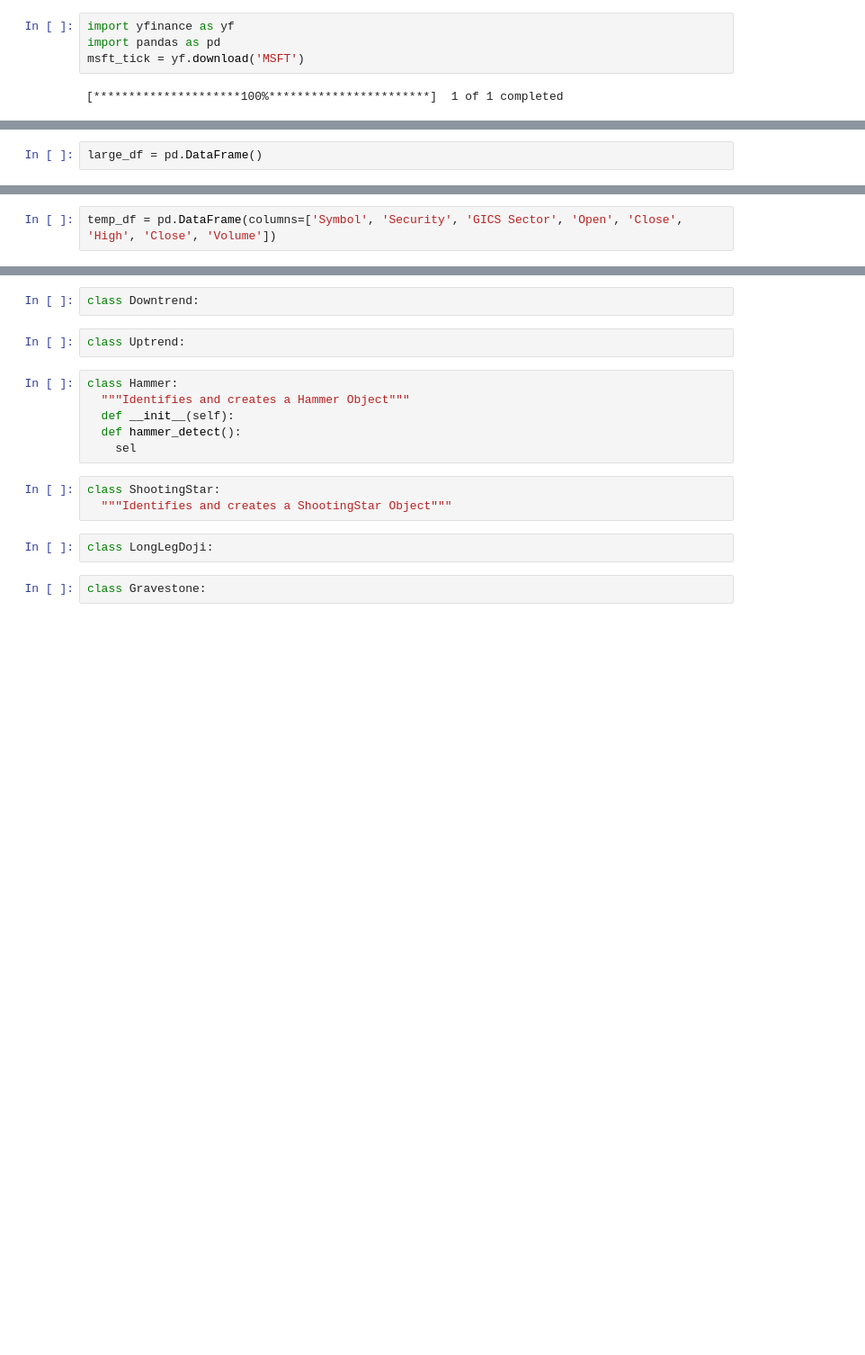
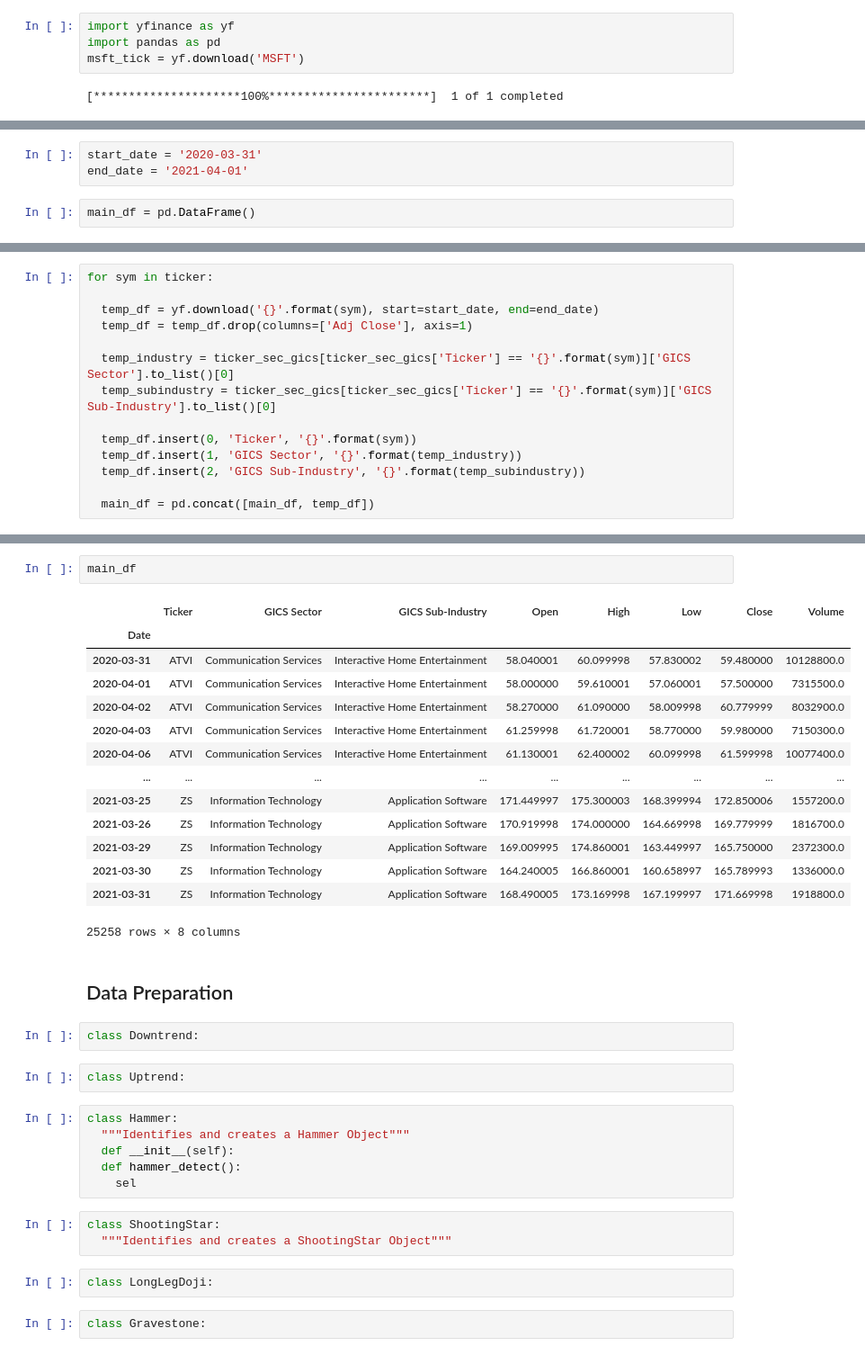
Before and after one commit to jharilal/appraising_hammer_2019_2021, a Jupyter notebook: Candlestick_Analysis.ipynb, the cells around one changed output, grey strips where cells are left out. Shown: that part at 90% size. Cells and saved outputs as stored; diff of their text form; blank space fills up the shorter version.

```diff
--- a/Candlestick_Analysis.ipynb
+++ b/Candlestick_Analysis.ipynb
@@ -127,2 +110,5 @@ start_date = '2017-02-09'
+# %%
+start_date = '2020-03-31'
+end_date = '2021-04-01'
 # %%
-large_df = pd.DataFrame()
+main_df = pd.DataFrame()
@@ -153,2 +114,0 @@ ticker_sec_gics.loc[curr_ind]['GICS Sector']
-# %%
-temp_df = pd.DataFrame(columns=['Symbol', 'Security', 'GICS Sector', 'Open', 'Close', 'High', 'Close', 'Volume'])
@@ -186,0 +115,14 @@ KeyError: ignored
+# %%
+for sym in ticker:
+
+  temp_df = yf.download('{}'.format(sym), start=start_date, end=end_date)
+  temp_df = temp_df.drop(columns=['Adj Close'], axis=1)
+
+  temp_industry = ticker_sec_gics[ticker_sec_gics['Ticker'] == '{}'.format(sym)]['GICS Sector'].to_list()[0]
+  temp_subindustry = ticker_sec_gics[ticker_sec_gics['Ticker'] == '{}'.format(sym)]['GICS Sub-Industry'].to_list()[0]
+
+  temp_df.insert(0, 'Ticker', '{}'.format(sym))
+  temp_df.insert(1, 'GICS Sector', '{}'.format(temp_industry))
+  temp_df.insert(2, 'GICS Sub-Industry', '{}'.format(temp_subindustry))
+
+  main_df = pd.concat([main_df, temp_df])
@@ -187,3 +147,22 @@ KeyError: ignored
+# %%
+main_df
+# %% [output]
+|  | Ticker | GICS Sector | GICS Sub-Industry | Open | High | Low | Close | Volume |
+| Date |  |  |  |  |  |  |  |  |
+| 2020-03-31 | ATVI | Communication Services | Interactive Home Entertainment | 58.040001 | 60.099998 | 57.830002 | 59.480000 | 10128800.0 |
+| 2020-04-01 | ATVI | Communication Services | Interactive Home Entertainment | 58.000000 | 59.610001 | 57.060001 | 57.500000 | 7315500.0 |
+| 2020-04-02 | ATVI | Communication Services | Interactive Home Entertainment | 58.270000 | 61.090000 | 58.009998 | 60.779999 | 8032900.0 |
+| 2020-04-03 | ATVI | Communication Services | Interactive Home Entertainment | 61.259998 | 61.720001 | 58.770000 | 59.980000 | 7150300.0 |
+| 2020-04-06 | ATVI | Communication Services | Interactive Home Entertainment | 61.130001 | 62.400002 | 60.099998 | 61.599998 | 10077400.0 |
+| ... | ... | ... | ... | ... | ... | ... | ... | ... |
+| 2021-03-25 | ZS | Information Technology | Application Software | 171.449997 | 175.300003 | 168.399994 | 172.850006 | 1557200.0 |
+| 2021-03-26 | ZS | Information Technology | Application Software | 170.919998 | 174.000000 | 164.669998 | 169.779999 | 1816700.0 |
+| 2021-03-29 | ZS | Information Technology | Application Software | 169.009995 | 174.860001 | 163.449997 | 165.750000 | 2372300.0 |
+| 2021-03-30 | ZS | Information Technology | Application Software | 164.240005 | 166.860001 | 160.658997 | 165.789993 | 1336000.0 |
+| 2021-03-31 | ZS | Information Technology | Application Software | 168.490005 | 173.169998 | 167.199997 | 171.669998 | 1918800.0 |
+25258 rows × 8 columns
+# %% [markdown]
+## Data Preparation
 # %%
 class Downtrend:
 # %%
```
Also changed, not shown: parts of 35 cells of this notebook.
